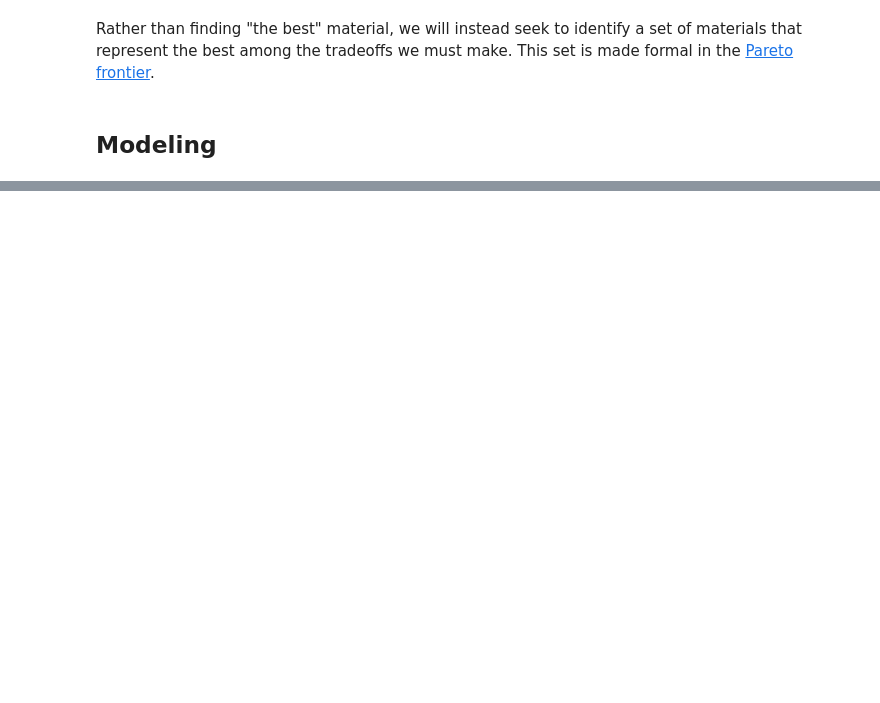
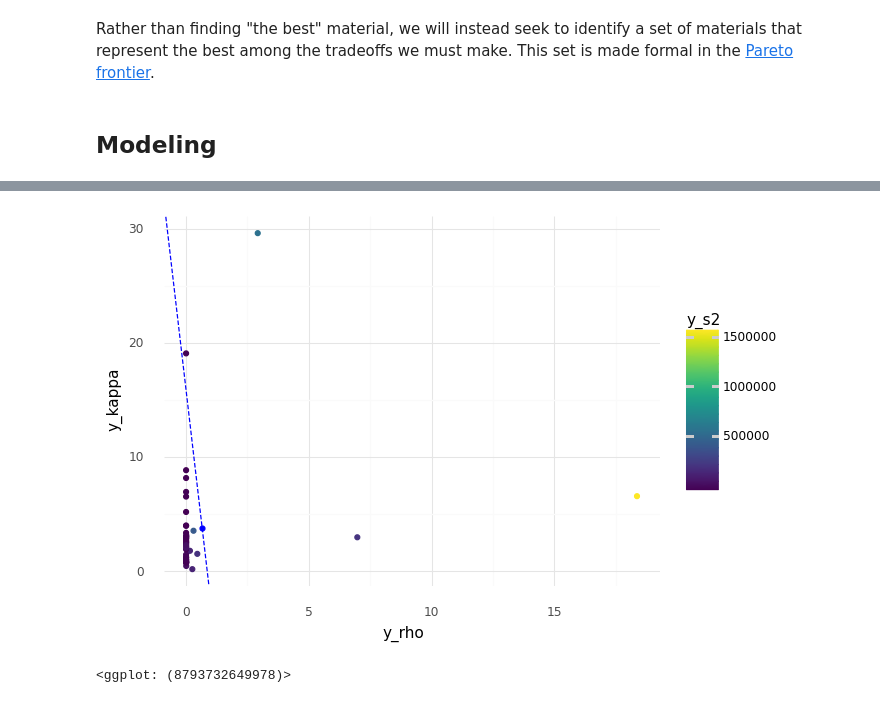
Before and after one commit to zdelrosario/py_grama, a Jupyter notebook: examples/assessing_frontier/sl_example.ipynb, the cells around one changed output, grey strips where cells are left out. Saved outputs shown, nothing was run; the diff lists cells and outputs as text; code cells hidden in the pictures; blank space fills up the shorter version.

```diff
--- a/examples/assessing_frontier/sl_example.ipynb
+++ b/examples/assessing_frontier/sl_example.ipynb
@@ -159,0 +272,15 @@ ft_base = ft_lolo(
+# %%
+df_pareto_mean = (
+    df_pareto
+    >> gr.tf_summarize(
+        y_rho=gr.mean(DF.y_rho),
+        y_kappa=gr.mean(DF.y_kappa),
+        y_s2=gr.mean(DF.y_s2),
+    )
+)
+
+b_hat = float((
+    df_pareto_mean
+    >> gr.tf_inner(df_weights=df_w)
+)["dot"][0])
+b_hat
@@ -159,0 +297,31 @@ ft_base = ft_lolo(
+# %%
+## Compute slope and intercept
+m = -float(df_w.y_rho / df_w.y_kappa)
+c = -float(
+    df_w.y_s2 * df_pareto_mean.y_s2
+  - b_hat
+) / df_w.y_kappa
+
+## Visualize
+(
+    df_pareto
+    >> ggplot(aes("y_rho", "y_kappa", color="y_s2"))
+    + geom_point()
+    ## Mean of the Pareto frontier
+    + geom_point(
+        data=df_pareto_mean,
+        color="blue",
+    )
+    ## Fitted hyperplane
+    + geom_abline(
+        slope=m,
+        intercept=c,
+        color="blue",
+        linetype="dashed",
+    )
+
+    + theme_minimal()
+)
+# %% [output]
+[figure, added]
+<ggplot: (8793732649978)>
```
Also changed, not shown: parts of 28 cells of this notebook.
